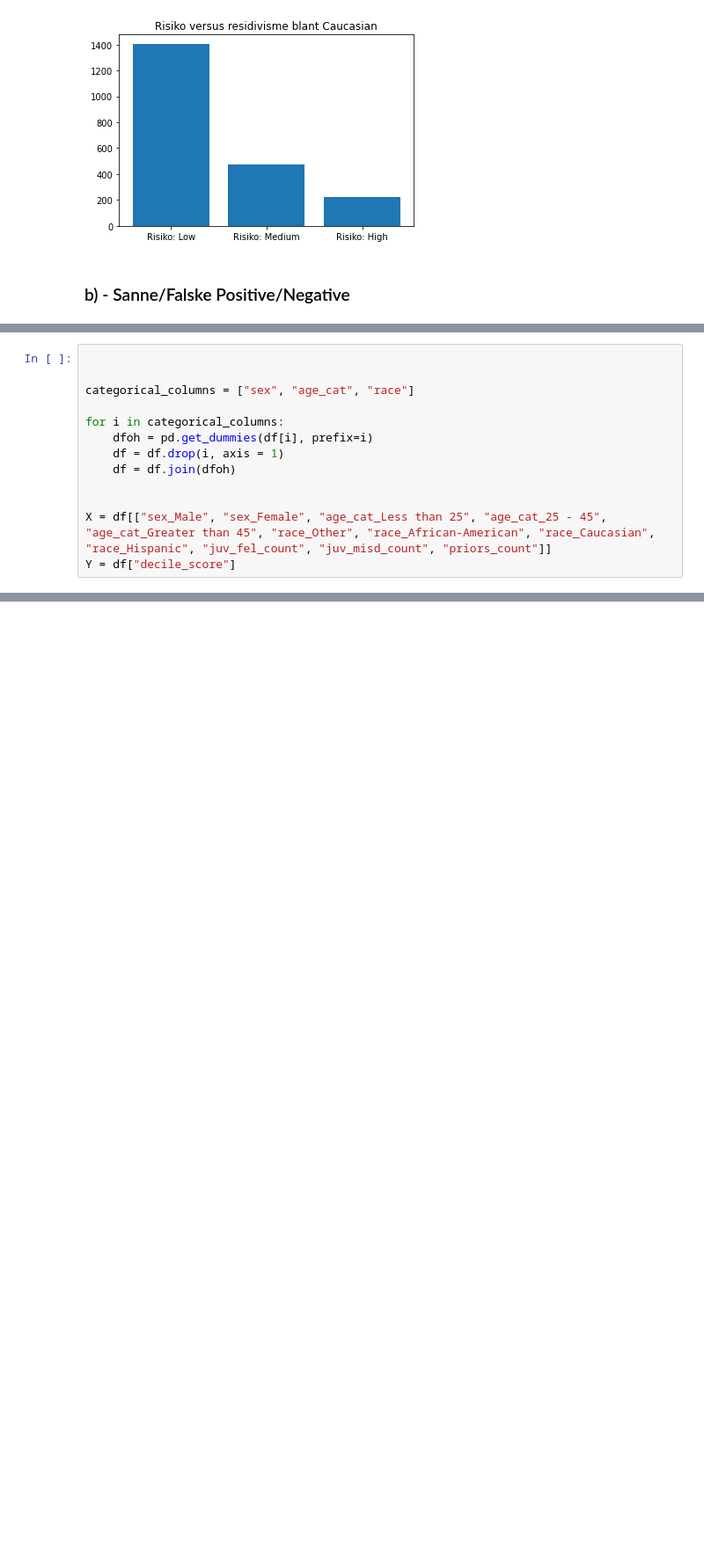
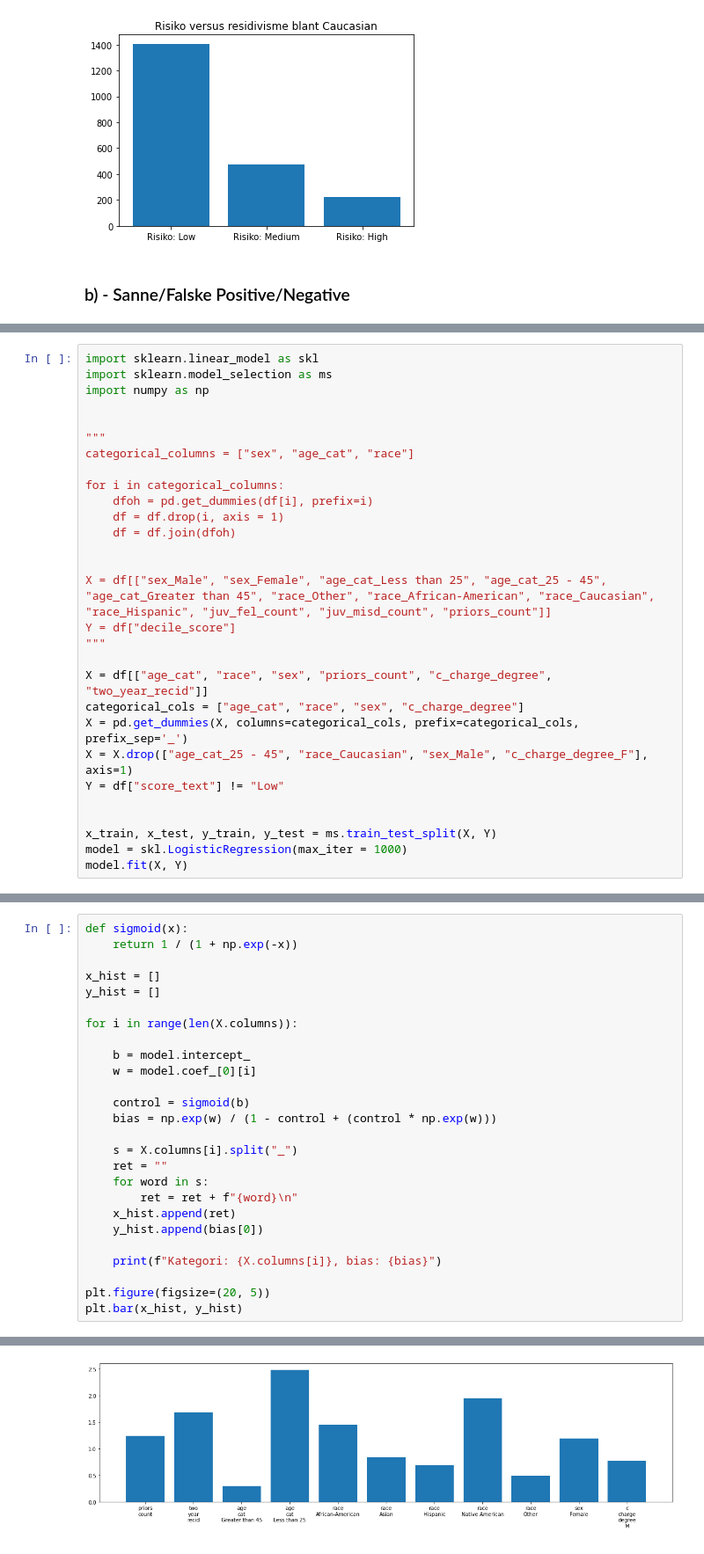
Before and after one commit to haakonatle/Prosjekt1, a Jupyter notebook: 001_blsp_COMPAS.ipynb, the cells around one changed output, grey strips where cells are left out. Shown: that part at 88% size. Cells and saved outputs as stored; diff of their text form; blank space fills up the shorter version.

```diff
--- a/001_blsp_COMPAS.ipynb
+++ b/001_blsp_COMPAS.ipynb
@@ -134,6 +136,10 @@ See the caveats in the documentation: https://pandas.pydata.org/pandas-docs/stab
 # %%
+import sklearn.linear_model as skl
+import sklearn.model_selection as ms
+import numpy as np
 
 
+"""
 categorical_columns = ["sex", "age_cat", "race"]
 
 for i in categorical_columns:
@@ -144,3 +150,15 @@ for i in categorical_columns:
 
 X = df[["sex_Male", "sex_Female", "age_cat_Less than 25", "age_cat_25 - 45", "age_cat_Greater than 45", "race_Other", "race_African-American", "race_Caucasian", "race_Hispanic", "juv_fel_count", "juv_misd_count", "priors_count"]]
 Y = df["decile_score"]
+"""
+
+X = df[["age_cat", "race", "sex", "priors_count", "c_charge_degree", "two_year_recid"]]
+categorical_cols = ["age_cat", "race", "sex", "c_charge_degree"]
+X = pd.get_dummies(X, columns=categorical_cols, prefix=categorical_cols, prefix_sep='_')
+X = X.drop(["age_cat_25 - 45", "race_Caucasian", "sex_Male", "c_charge_degree_F"], axis=1)
+Y = df["score_text"] != "Low"
+
+
+x_train, x_test, y_train, y_test = ms.train_test_split(X, Y)
+model = skl.LogisticRegression(max_iter = 1000)
+model.fit(X, Y)
@@ -146,0 +167,27 @@ Y = df["decile_score"]
+# %%
+def sigmoid(x):
+    return 1 / (1 + np.exp(-x))
+
+x_hist = []
+y_hist = []
+
+for i in range(len(X.columns)):
+
+    b = model.intercept_
+    w = model.coef_[0][i]
+
+    control = sigmoid(b)
+    bias = np.exp(w) / (1 - control + (control * np.exp(w)))
+
+    s = X.columns[i].split("_")
+    ret = ""
+    for word in s:
+        ret = ret + f"{word}\n"
+    x_hist.append(ret)
+    y_hist.append(bias[0])
+
+    print(f"Kategori: {X.columns[i]}, bias: {bias}")
+
+plt.figure(figsize=(20, 5))
+plt.bar(x_hist, y_hist)
+# %% [output]
@@ -146,0 +206 @@ Y = df["decile_score"]
+[figure, added]
```
Also changed, not shown: parts of 6 cells of this notebook.
